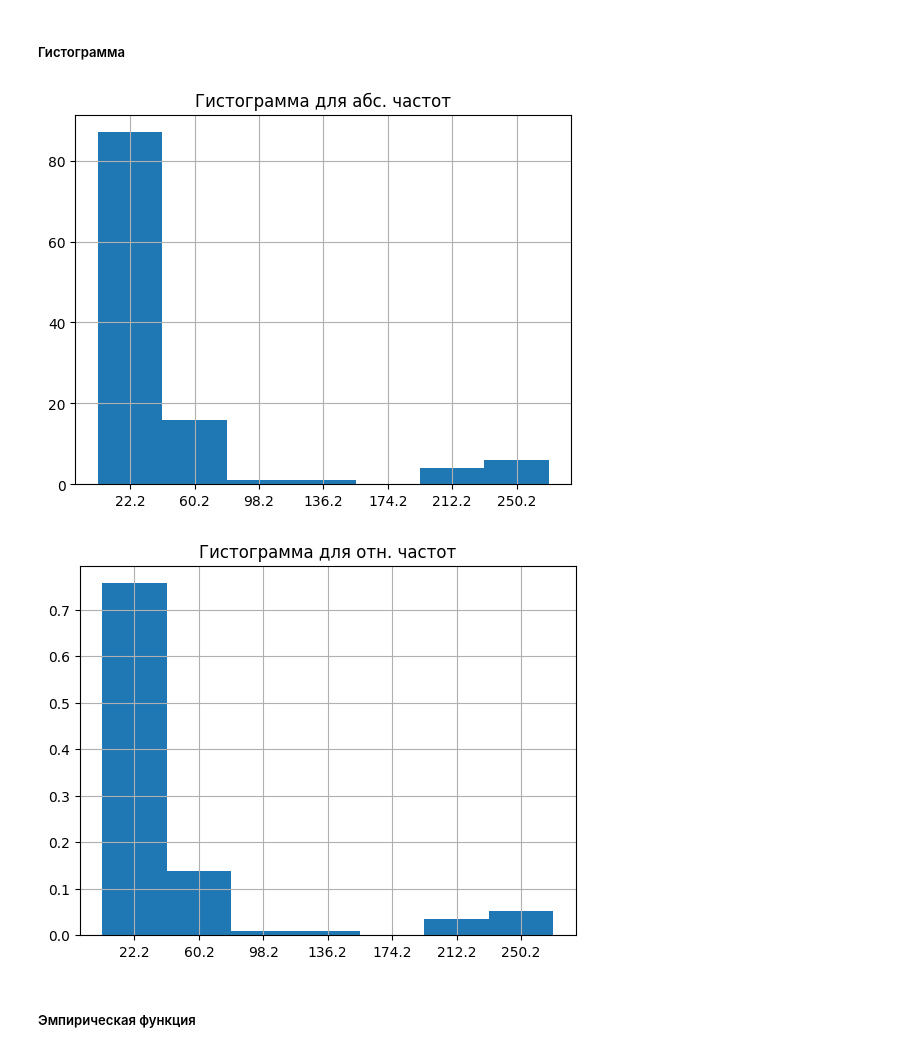
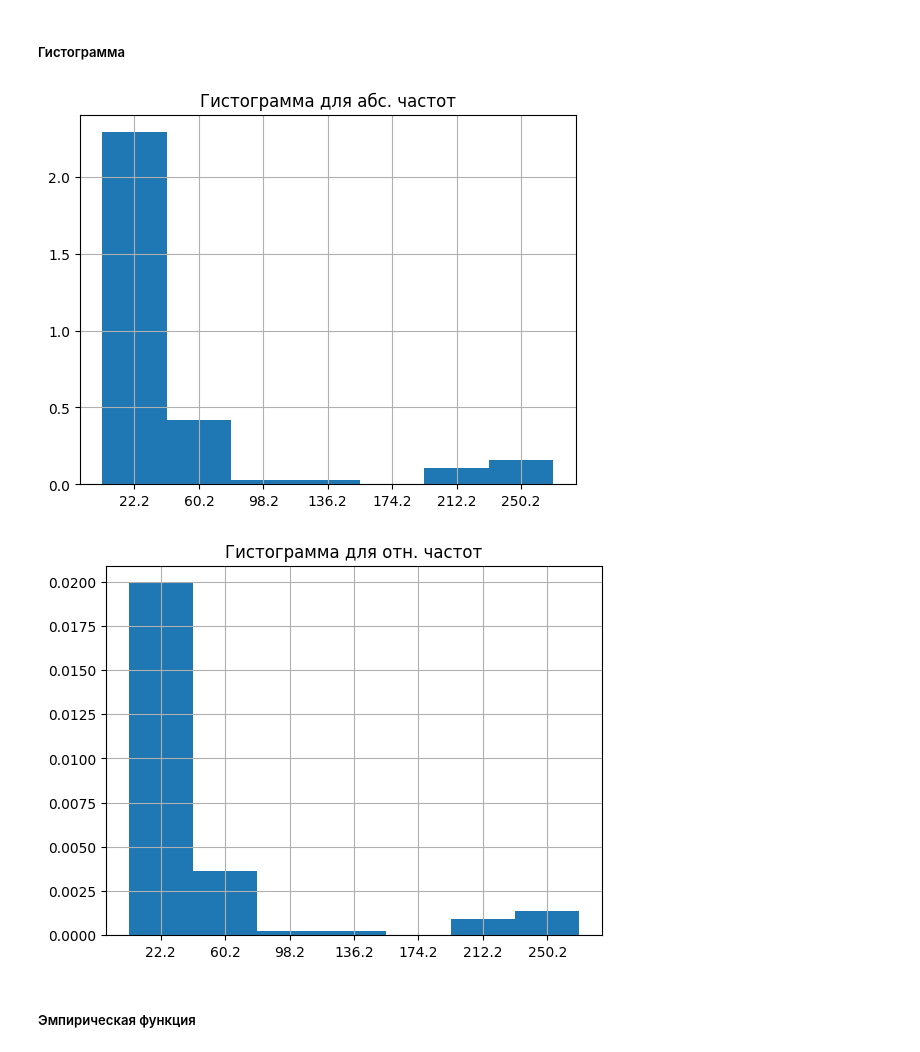
Before and after one commit to the-mvi/smedh-2023, a Jupyter notebook: 9382_Ryzhikh_RV_Sorochina_MV/task1.ipynb, the cells around one changed output. Drawn from its saved outputs; the diff is of its cells as text; code cells hidden in the pictures.

Commit message:
fix hists

```diff
--- a/9382_Ryzhikh_RV_Sorochina_MV/task1.ipynb
+++ b/9382_Ryzhikh_RV_Sorochina_MV/task1.ipynb
@@ -382,22 +382,22 @@ plt.show()
 # %% [markdown]
 ##### Гистограмма
 # %%
-plt.hist(bins2[:-1], bins2, weights=intervals2['частота попадания'])
+plt.hist(bins2[:-1], bins2, weights=intervals2['частота попадания'] / h2)
 plt.title('Гистограмма для абс. частот')
 plt.grid()
 x_ticks = intervals2['середина интервала']
 plt.xticks(x_ticks)
 plt.show()
 
-plt.hist(bins2[:-1], bins2, weights=intervals2['относительная частота'])
+plt.hist(bins2[:-1], bins2, weights=intervals2['относительная частота'] / h2)
 plt.title('Гистограмма для отн. частот')
 plt.grid()
 x_ticks = intervals2['середина интервала']
 plt.xticks(x_ticks)
 plt.show()
 # %% [output]
-[figure, old version]
+[figure, new version]
-[figure, old version]
+[figure, new version]
 # %% [markdown]
 ##### Эмпирическая функция
 # %%
```
Also changed, not shown: parts of 1 cell of this notebook.
